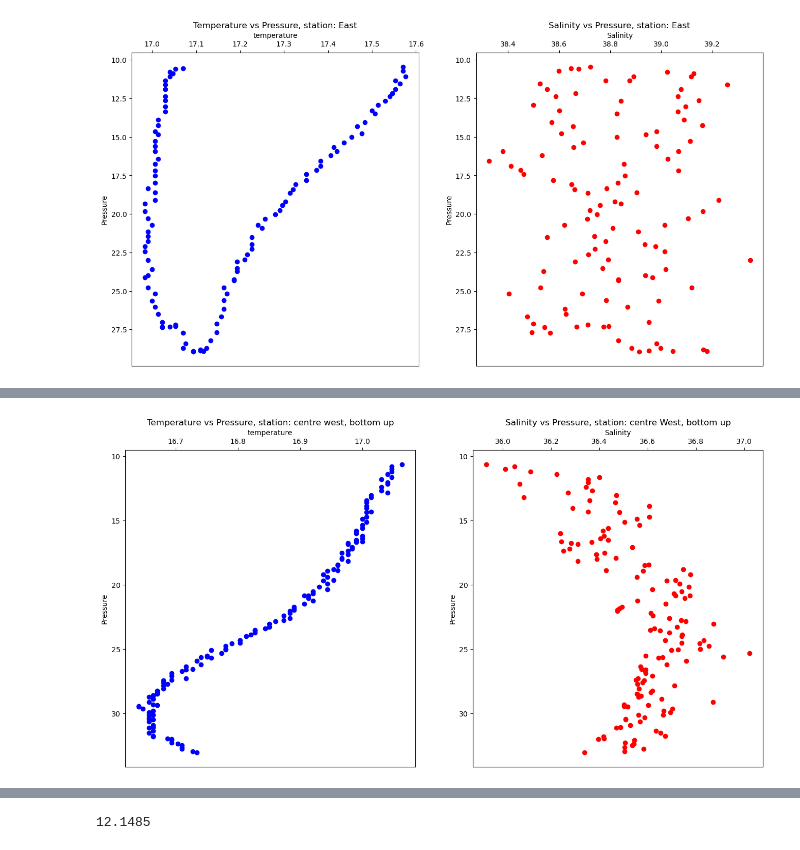
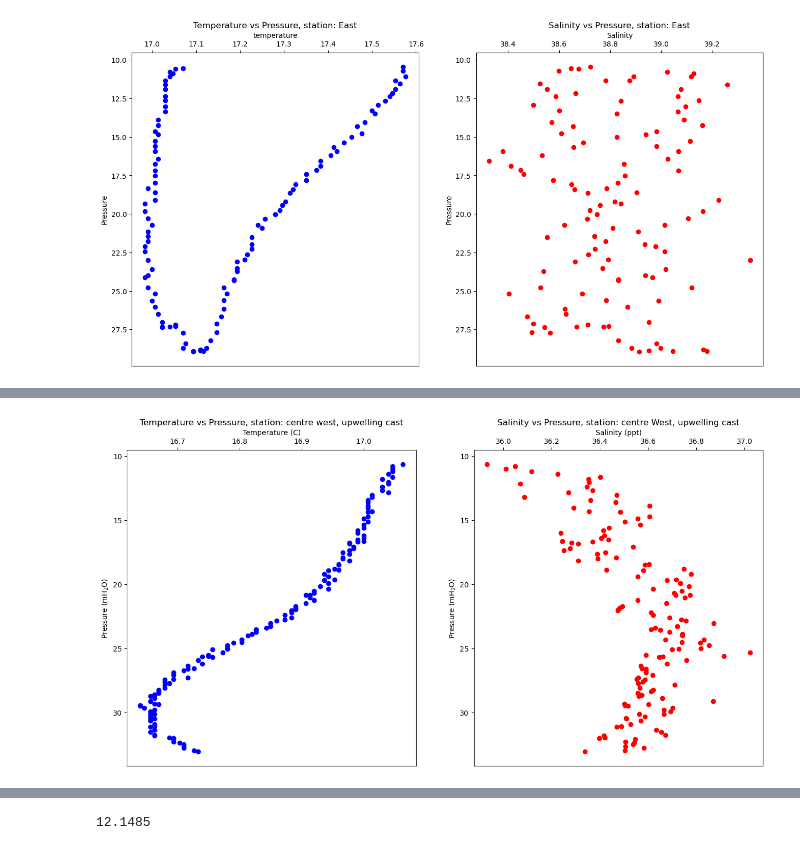
Before and after one commit to e-pr-e-pr/Ocean-colour-internship-project, a Jupyter notebook: ctd_insitu_plots.ipynb, the cells around one changed output, grey strips where cells are left out. Cells and saved outputs as stored; diff of their text form; code cells hidden in the pictures.

```diff
--- a/ctd_insitu_plots.ipynb
+++ b/ctd_insitu_plots.ipynb
@@ -510,32 +250,33 @@ Name: Salinity, Length: 144, dtype: float64
 # %%
 fig, axs = plt.subplots(1, 2, figsize=(16, 8))
 
 temp_data = c_west_bottom_up['Temperature']
 salinity_data = c_west_bottom_up['Salinity']
 
 
 pressure_data = c_west_bottom_up['Pressure']
 
 axs[0].scatter(temp_data, pressure_data, color='blue')
-axs[0].set_xlabel('temperature')
-axs[0].set_ylabel('Pressure')
+axs[0].set_xlabel('Temperature (C)')
+axs[0].set_ylabel('Pressure (mH$_2$O)')
 axs[0].yaxis.set_ticks_position('left')
 axs[0].xaxis.set_ticks_position('top')
 axs[0].xaxis.set_label_position('top')
 axs[0].invert_yaxis()
-axs[0].set_title('Temperature vs Pressure, station: centre west, bottom up')
+axs[0].set_title('Temperature vs Pressure, station: centre west, upwelling cast')
 
 
 axs[1].scatter(salinity_data, pressure_data, color='red')
-axs[1].set_xlabel('Salinity')
-axs[1].set_ylabel('Pressure')
+axs[1].set_xlabel('Salinity (ppt)')
+axs[1].set_ylabel('Pressure (mH$_2$O)')
 axs[1].yaxis.set_ticks_position('left')
 axs[1].xaxis.set_ticks_position('top')
 axs[1].xaxis.set_label_position('top')
 axs[1].invert_yaxis()
-axs[1].set_title('Salinity vs Pressure, station: centre West, bottom up')
+axs[1].set_title('Salinity vs Pressure, station: centre West, upwelling cast')
 
+#plt.savefig('C:/Users/a86963/Documents/results/figures/centre_west_upwelling_cast.png')
 
 plt.show()
 # %% [output]
-[figure, old version]
+[figure, new version]
```
Also changed, not shown: parts of 66 cells of this notebook.
